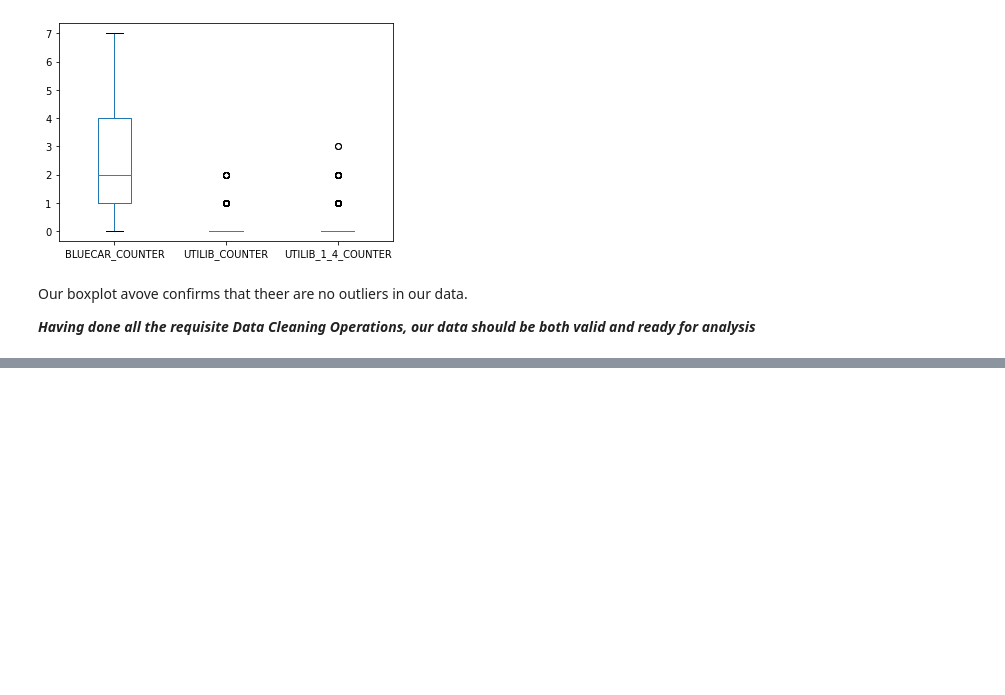
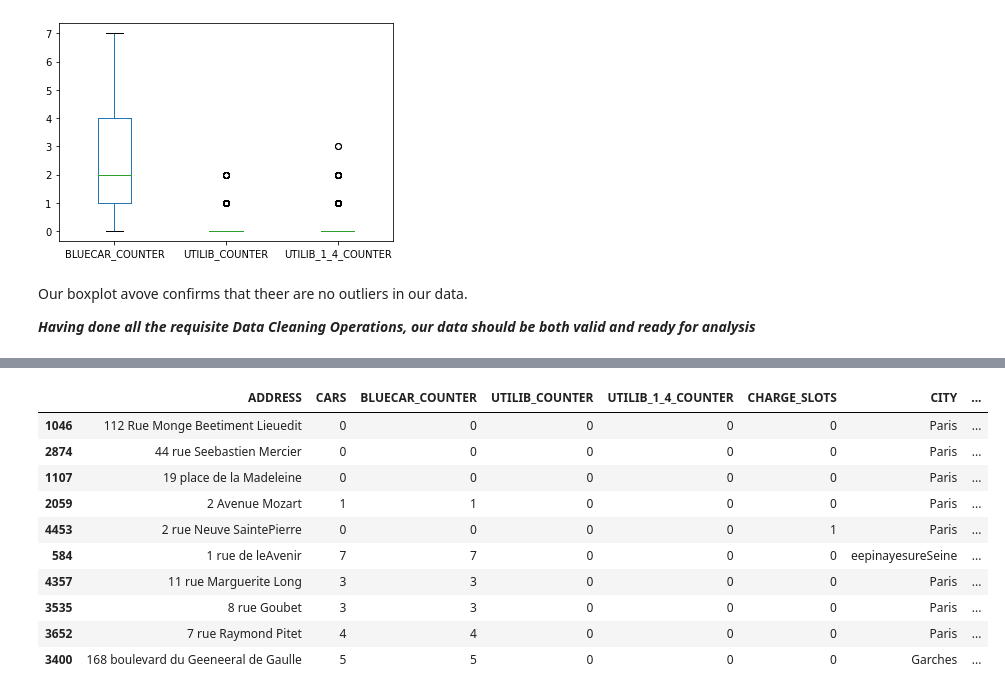
Before and after one commit to Obreintelly/Week_4_IP_Autolib_Data, a Jupyter notebook: Moringa_Data_Science_Prep_W4_Independent_Project_2021_03_Obrein_Telly_Autolib.ipynb, the cells around one changed output, grey strips where cells are left out. Cells and saved outputs as stored; diff of their text form; code cells hidden in the pictures; blank space fills up the shorter version.

```diff
--- a/Moringa_Data_Science_Prep_W4_Independent_Project_2021_03_Obrein_Telly_Autolib.ipynb
+++ b/Moringa_Data_Science_Prep_W4_Independent_Project_2021_03_Obrein_Telly_Autolib.ipynb
@@ -427,0 +496,14 @@ Our boxplot avove confirms that theer are no outliers in our data.
+# %%
+autolib_new_set.head(10)
+# %% [output]
+|  | ADDRESS | CARS | BLUECAR_COUNTER | UTILIB_COUNTER | UTILIB_1_4_COUNTER | CHARGE_SLOTS | CITY | ... |
+| 1046 | 112 Rue Monge Beetiment Lieuedit | 0 | 0 | 0 | 0 | 0 | Paris | ... |
+| 2874 | 44 rue Seebastien Mercier | 0 | 0 | 0 | 0 | 0 | Paris | ... |
+| 1107 | 19 place de la Madeleine | 0 | 0 | 0 | 0 | 0 | Paris | ... |
+| 2059 | 2 Avenue Mozart | 1 | 1 | 0 | 0 | 0 | Paris | ... |
+| 4453 | 2 rue Neuve SaintePierre | 0 | 0 | 0 | 0 | 1 | Paris | ... |
+| 584 | 1 rue de leAvenir | 7 | 7 | 0 | 0 | 0 | eepinayesureSeine | ... |
+| 4357 | 11 rue Marguerite Long | 3 | 3 | 0 | 0 | 0 | Paris | ... |
+| 3535 | 8 rue Goubet | 3 | 3 | 0 | 0 | 0 | Paris | ... |
+| 3652 | 7 rue Raymond Pitet | 4 | 4 | 0 | 0 | 0 | Paris | ... |
+| 3400 | 168 boulevard du Geeneeral de Gaulle | 5 | 5 | 0 | 0 | 0 | Garches | ... |
```
Also changed, not shown: parts of 19 cells of this notebook.
